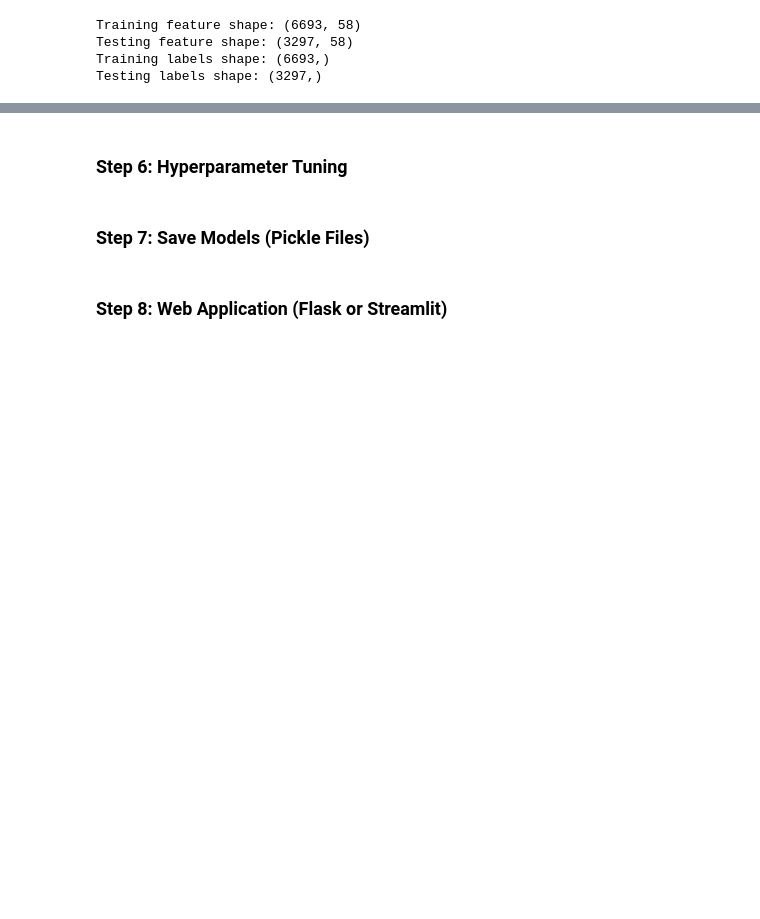
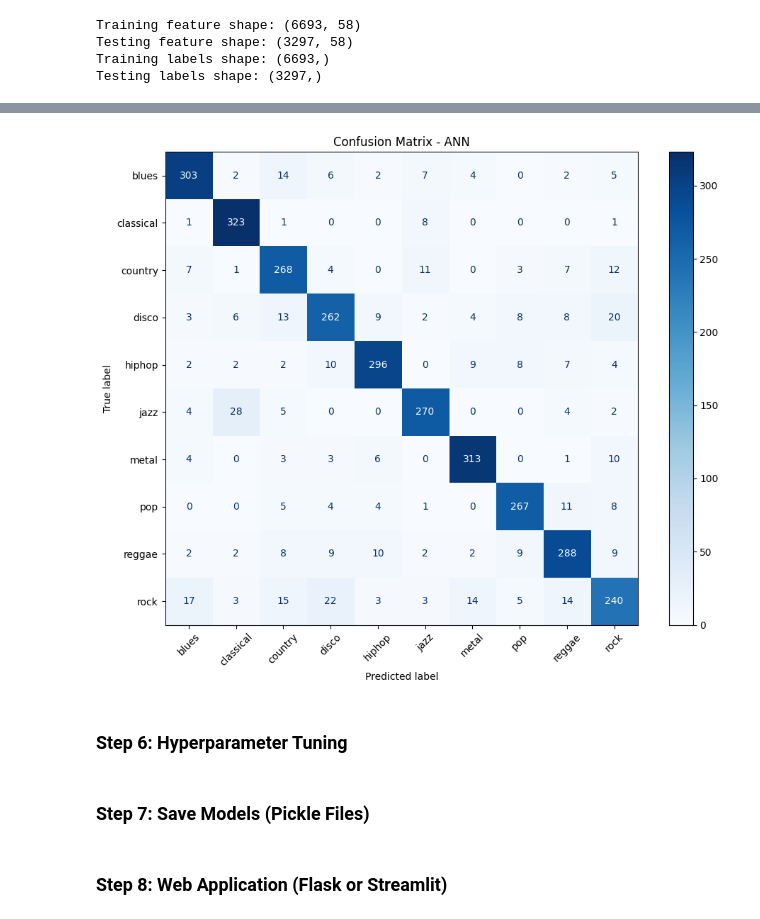
Before and after one commit to Dgonzalez929/nn_deep_learning, a Jupyter notebook: final_project_GTZAN_DL3104.ipynb, the cells around one changed output, grey strips where cells are left out. Cells and saved outputs as stored; diff of their text form; code cells hidden in the pictures; blank space fills up the shorter version.

```diff
--- a/final_project_GTZAN_DL3104.ipynb
+++ b/final_project_GTZAN_DL3104.ipynb
@@ -335,0 +427,23 @@ Testing labels shape: (3297,)
+# %%
+# ANN - Artificial Neural Network
+model_ann = Sequential([
+    Dense(128, input_shape=(x_train.shape[1],), activation='relu'),
+    Dropout(0.3),
+    Dense(64, activation='relu'),
+    Dropout(0.3),
+    Dense(10, activation='softmax')  # softmax - multiclass
+])
+
+# Compile
+model_ann.compile(optimizer='adam', loss='sparse_categorical_crossentropy', metrics=['accuracy'])
+
+# Train
+history = model_ann.fit(x_train, y_train, epochs=50, batch_size=32, validation_split=0.2)
+
+#Evaluation
+loss, ann_acc = model_ann.evaluate(x_test, y_test)
+print(f"ANN Accuracy: {ann_acc:.4f}")
+
+# Predictions
+y_pred_ann = model_ann.predict(x_test)
+y_pred_labels = y_pred_ann.argmax(axis=1)
@@ -336,3 +496,14 @@ Testing labels shape: (3297,)
+# %%
+# Confusion Matrix
+cm = confusion_matrix(y_test, y_pred_labels)
+disp = ConfusionMatrixDisplay(confusion_matrix=cm, display_labels=genres)
+fig, ax = plt.subplots(figsize=(10, 8))
+disp.plot(ax=ax, cmap='Blues', xticks_rotation=45)
+plt.title("Confusion Matrix - ANN")
+plt.tight_layout()
+plt.show()
+# %% [output]
+[figure, added]
 # %% [markdown]
 ### Step 6: Hyperparameter Tuning
 # %% [markdown]
```
Also changed, not shown: parts of 10 cells of this notebook, 1 other file.
